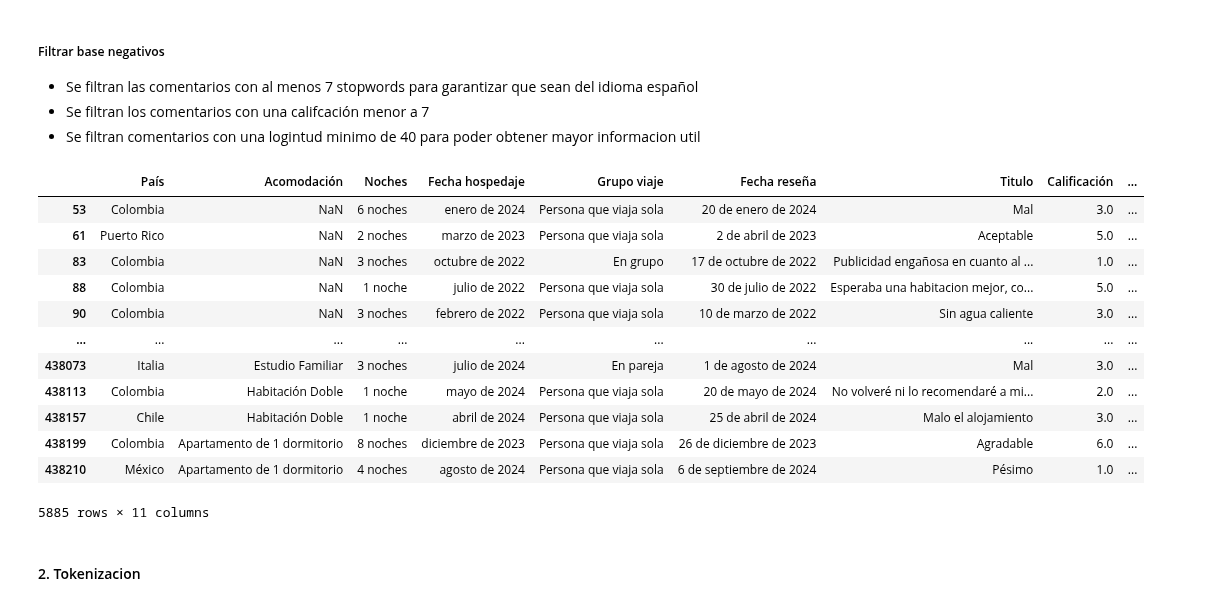
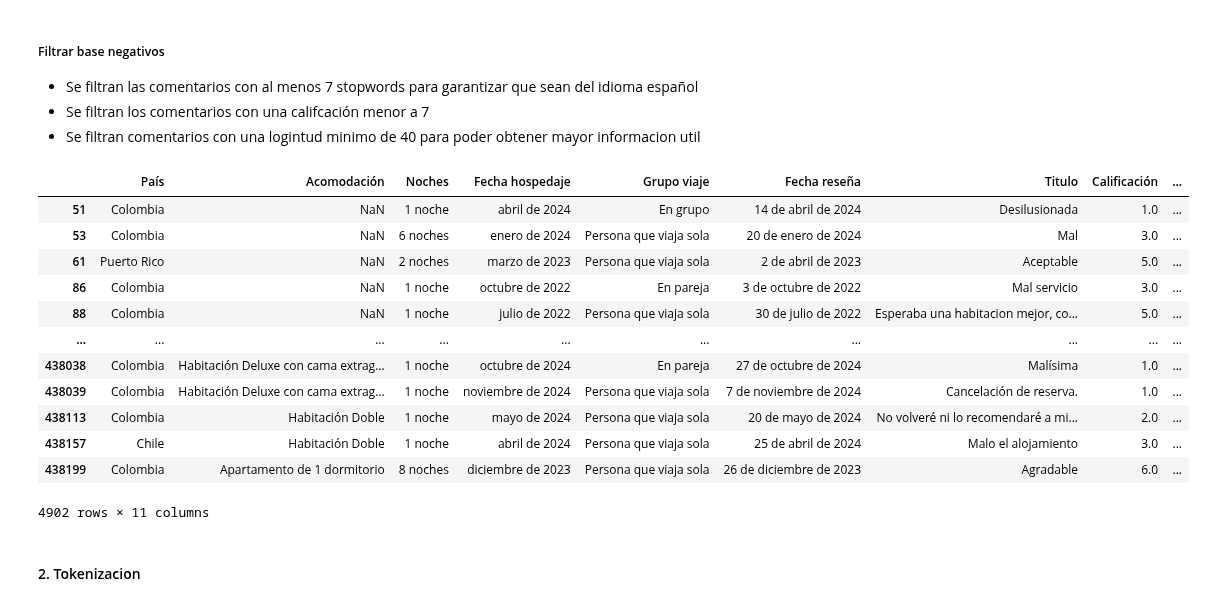
Before and after one commit to sebastiaanbv/NLP_EAN, a Jupyter notebook: Actividad 1/Preprocesamiento_booking.ipynb, the cells around one changed output. Saved outputs shown, nothing was run; the diff lists cells and outputs as text; code cells hidden in the pictures.

```diff
--- a/Actividad 1/Preprocesamiento_booking.ipynb
+++ b/Actividad 1/Preprocesamiento_booking.ipynb
@@ -187,41 +187,44 @@ Df_filtrado_positivo
 # %%
 # Crear una lista de stopwords
 stop_words = set(stopwords.words('spanish'))
 
 #Función para contar stopwords en un texto
 def count_stopwords(text):
     if not isinstance(text, str):
         return 0
     words = text.split()
     return sum(1 for word in words if word.lower() in stop_words)
 
 # Contar stopwords en la columna 'Cosas Positivas'
 stopword_counts = Df_preprocesado['Cosas Negativas'].apply(count_stopwords)
 
 # Filtrar filas con menos de 5 stopwords
 Df_filtrado_negativo = Df_preprocesado[stopword_counts >= 20]
 
 # Filtrar filas donde 'Cosas Positivas' tenga más de #### palabra
-Df_filtrado_negativo = Df_filtrado_negativo[Df_filtrado_negativo['Cosas Negativas'].str.split().str.len() > 50]
+Df_filtrado_negativo = Df_filtrado_negativo[
+    (Df_filtrado_negativo['Cosas Negativas'].str.split().str.len() > 20) &
+    (Df_filtrado_negativo['Cosas Negativas'].str.split().str.len() <= 70)
+]
 
 # Filtrar filas donde 'Calificación' sea menor
 Df_filtrado_negativo = Df_filtrado_negativo[Df_filtrado_negativo['Calificación'] < 7]
 
 Df_filtrado_negativo
 # %% [output]
 |  | País | Acomodación | Noches | Fecha hospedaje | Grupo viaje | Fecha reseña | Titulo | Calificación | ... |
+| 51 | Colombia | NaN | 1 noche | abril de 2024 | En grupo | 14 de abril de 2024 | Desilusionada | 1.0 | ... |
 | 53 | Colombia | NaN | 6 noches | enero de 2024 | Persona que viaja sola | 20 de enero de 2024 | Mal | 3.0 | ... |
 | 61 | Puerto Rico | NaN | 2 noches | marzo de 2023 | Persona que viaja sola | 2 de abril de 2023 | Aceptable | 5.0 | ... |
-| 83 | Colombia | NaN | 3 noches | octubre de 2022 | En grupo | 17 de octubre de 2022 | Publicidad engañosa en cuanto al ... | 1.0 | ... |
+| 86 | Colombia | NaN | 1 noche | octubre de 2022 | En pareja | 3 de octubre de 2022 | Mal servicio | 3.0 | ... |
 | 88 | Colombia | NaN | 1 noche | julio de 2022 | Persona que viaja sola | 30 de julio de 2022 | Esperaba una habitacion mejor, co... | 5.0 | ... |
-| 90 | Colombia | NaN | 3 noches | febrero de 2022 | Persona que viaja sola | 10 de marzo de 2022 | Sin agua caliente | 3.0 | ... |
 | ... | ... | ... | ... | ... | ... | ... | ... | ... | ... |
-| 438073 | Italia | Estudio Familiar | 3 noches | julio de 2024 | En pareja | 1 de agosto de 2024 | Mal | 3.0 | ... |
+| 438038 | Colombia | Habitación Deluxe con cama extrag... | 1 noche | octubre de 2024 | En pareja | 27 de octubre de 2024 | Malísima | 1.0 | ... |
+| 438039 | Colombia | Habitación Deluxe con cama extrag... | 1 noche | noviembre de 2024 | Persona que viaja sola | 7 de noviembre de 2024 | Cancelación de reserva. | 1.0 | ... |
 | 438113 | Colombia | Habitación Doble | 1 noche | mayo de 2024 | Persona que viaja sola | 20 de mayo de 2024 | No volveré ni lo recomendaré a mi... | 2.0 | ... |
 | 438157 | Chile | Habitación Doble | 1 noche | abril de 2024 | Persona que viaja sola | 25 de abril de 2024 | Malo el alojamiento | 3.0 | ... |
 | 438199 | Colombia | Apartamento de 1 dormitorio | 8 noches | diciembre de 2023 | Persona que viaja sola | 26 de diciembre de 2023 | Agradable | 6.0 | ... |
-| 438210 | México | Apartamento de 1 dormitorio | 4 noches | agosto de 2024 | Persona que viaja sola | 6 de septiembre de 2024 | Pésimo | 1.0 | ... |
-5885 rows × 11 columns
+4902 rows × 11 columns
 # %% [markdown]
 #### 2. Tokenizacion
 # %% [markdown]
```
Also changed, not shown: parts of 23 cells of this notebook.
